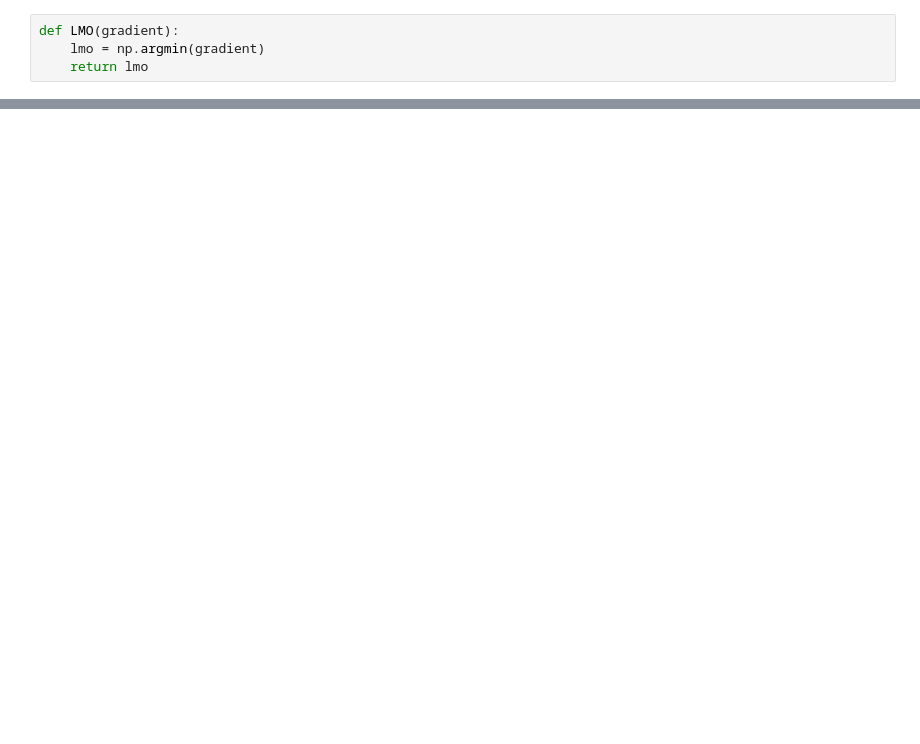
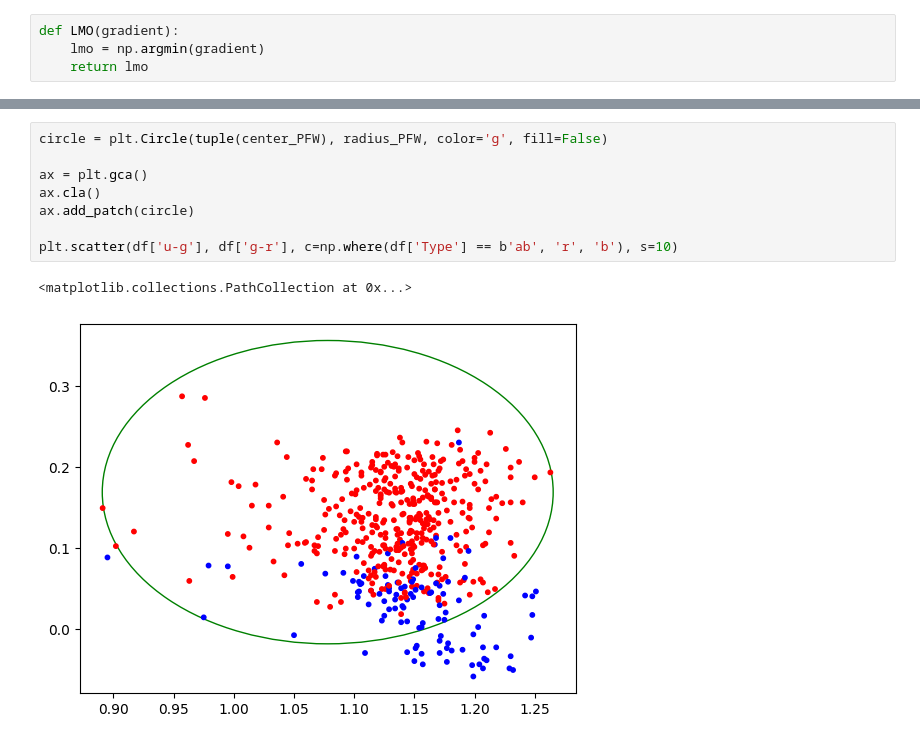
Before and after one commit to joanorePD/Astronomical_Anomaly_Detection_with_MEB, a Jupyter notebook: notebooks/away_step.ipynb, the cells around one changed output, grey strips where cells are left out. Cells and saved outputs as stored; diff of their text form; blank space fills up the shorter version.

```diff
--- a/notebooks/away_step.ipynb
+++ b/notebooks/away_step.ipynb
@@ -251,0 +283,11 @@ plt.scatter(df['u-g'], df['g-r'], c=np.where(df['Type'] == b'ab', 'r', 'b'), s=1
+# %%
+circle = plt.Circle(tuple(center_PFW), radius_PFW, color='g', fill=False)
+
+ax = plt.gca()
+ax.cla()
+ax.add_patch(circle)
+
+plt.scatter(df['u-g'], df['g-r'], c=np.where(df['Type'] == b'ab', 'r', 'b'), s=10)
+# %% [output]
+<matplotlib.collections.PathCollection at 0x...>
+[figure, added]
```
Also changed, not shown: parts of 10 cells of this notebook.
